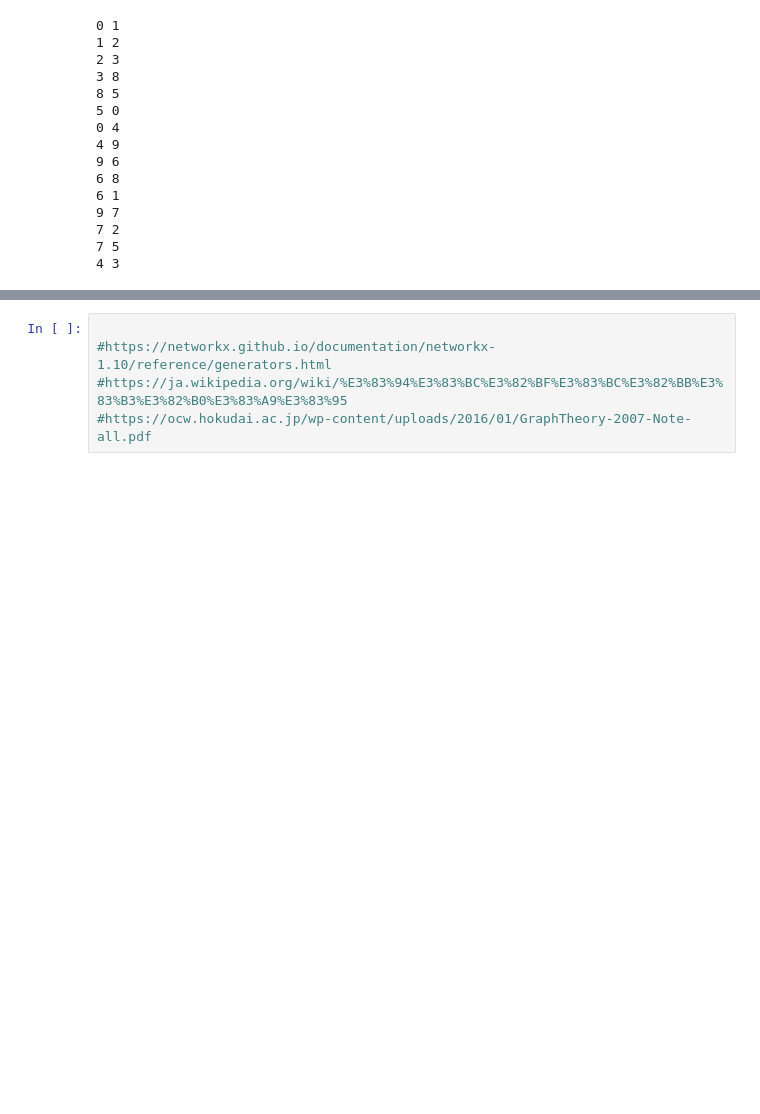
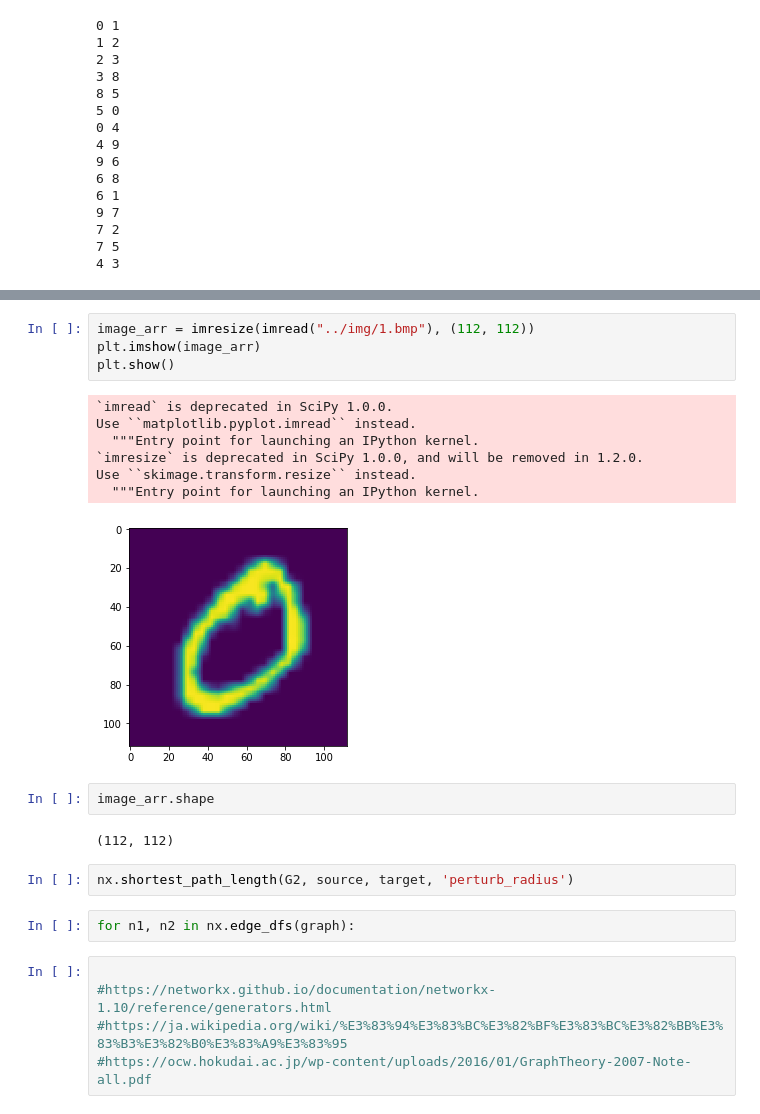
Before and after one commit to miyamotok0105/python_sample, a Jupyter notebook: networkx_sample/Tutorial_ NetworkX_2.1.ipynb, the cells around one changed output, grey strips where cells are left out. Drawn from its saved outputs; the diff is of its cells as text; blank space fills up the shorter version.

```diff
--- a/networkx_sample/Tutorial_ NetworkX_2.1.ipynb
+++ b/networkx_sample/Tutorial_ NetworkX_2.1.ipynb
@@ -269,3 +335,23 @@ for n1, n2 in nx.edge_dfs(G2):
+# %%
+image_arr = imresize(imread("../img/1.bmp"), (112, 112))
+plt.imshow(image_arr)
+plt.show()
+# %% [output]
+`imread` is deprecated in SciPy 1.0.0.
+Use ``matplotlib.pyplot.imread`` instead.
+  """Entry point for launching an IPython kernel.
+`imresize` is deprecated in SciPy 1.0.0, and will be removed in 1.2.0.
+Use ``skimage.transform.resize`` instead.
+  """Entry point for launching an IPython kernel.
+[figure, added]
+# %%
+image_arr.shape
+# %% [output]
+(112, 112)
+# %%
+nx.shortest_path_length(G2, source, target, 'perturb_radius')
+# %%
+for n1, n2 in nx.edge_dfs(graph):
 # %%
 
 #https://networkx.github.io/documentation/networkx-1.10/reference/generators.html
```
Also changed, not shown: parts of 11 cells of this notebook, 18 other files.
